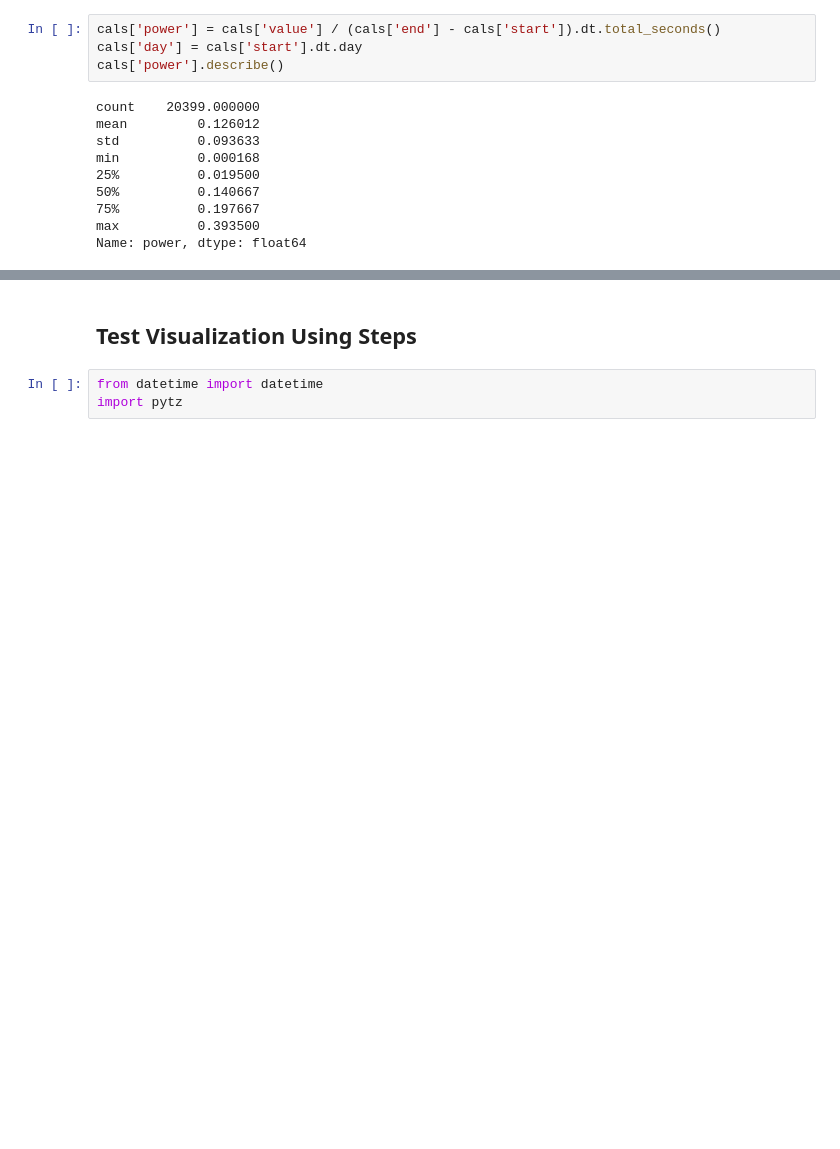
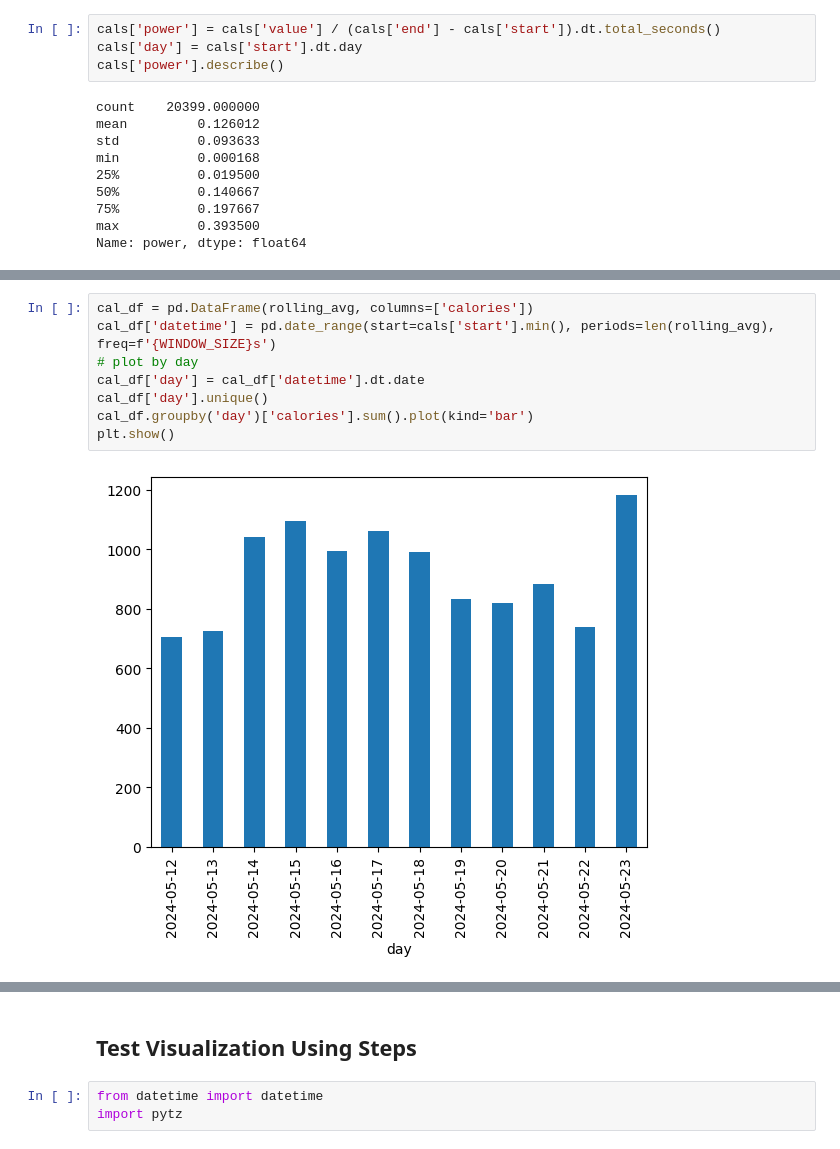
Before and after one commit to TWilson05/Blood_Sugar_Trend_Analysis, a Jupyter notebook: Process_data.ipynb, the cells around one changed output, grey strips where cells are left out. Cells and saved outputs as stored; diff of their text form; blank space fills up the shorter version.

```diff
--- a/Process_data.ipynb
+++ b/Process_data.ipynb
@@ -71,0 +87,10 @@ Issue with computing the power is that during workouts the rate at which calorie
+# %%
+cal_df = pd.DataFrame(rolling_avg, columns=['calories'])
+cal_df['datetime'] = pd.date_range(start=cals['start'].min(), periods=len(rolling_avg), freq=f'{WINDOW_SIZE}s')
+# plot by day
+cal_df['day'] = cal_df['datetime'].dt.date
+cal_df['day'].unique()
+cal_df.groupby('day')['calories'].sum().plot(kind='bar')
+plt.show()
+# %% [output]
+[figure, added]
```
Also changed, not shown: parts of 5 cells of this notebook.
